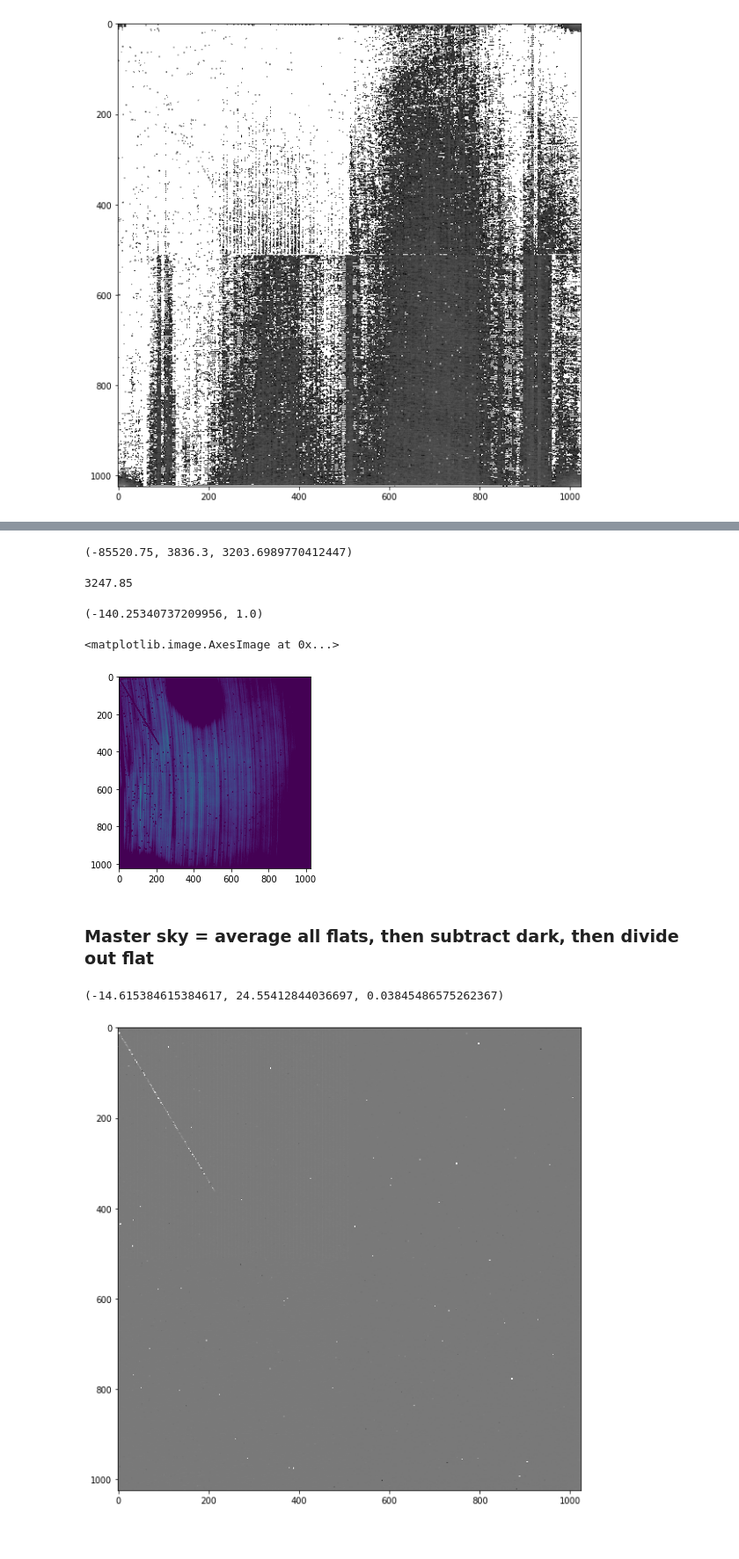
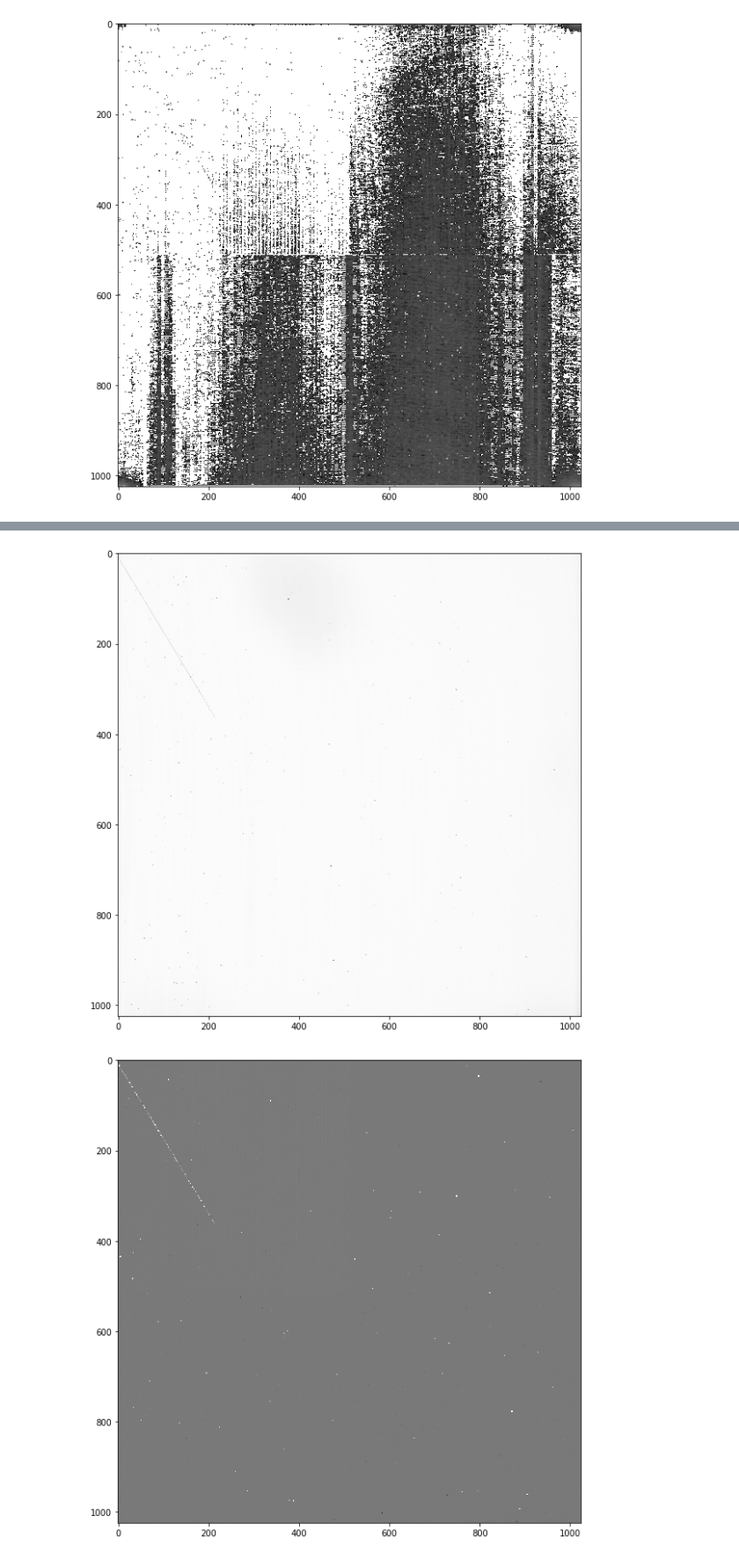
Before and after one commit to tiffchien/Astro203_lab1, a Jupyter notebook: test.ipynb, the cells around one changed output, grey strips where cells are left out. Shown at 88% size. Cells and saved outputs as stored; diff of their text form; code cells hidden in the pictures; blank space fills up the shorter version.

Commit message:
almost done with test.ipynb cleaning and explanations. also added comments to pipeline.py

```diff
--- a/test.ipynb
+++ b/test.ipynb
@@ -21,0 +35,2 @@ np.min(master_dark), np.max(master_dark), np.mean(master_dark)
+# %%
+master_dark = pipeline.make_master_dark(img_loc, *darks)
@@ -35 +43,5 @@ ave_dark
+# %%
+# These flats have 45s integration time, while darks (and everything else)
+# have 30s. To dark-correct the flats properly, the dark is scaled (linearly).
+master_flat = pipeline.make_master_flat(img_loc, *flats, master_dark*45/30)
 # %%
@@ -39,11 +48,0 @@ np.save('master_dark.npy', master_dark)
-# %%
-master_flat = pipeline.average(img_loc, *flats)
-# flat has longer integration time, so scale dark accordingly (?)
-master_flat -= master_dark*45/30
-np.min(master_flat), np.max(master_flat), np.mean(master_flat)
-# %% [output]
-(-85520.75, 3836.3, 3203.6989770412447)
-# %%
-np.median(master_flat)
-# %% [output]
-3247.85
@@ -52,23 +49,9 @@ np.save('master_flat.npy', master_flat)
-# %%
-master_flat_norm = (master_flat - np.mean(master_flat))
-master_flat_norm /= np.max(master_flat_norm)
-np.min(master_flat_norm), np.max(master_flat_norm)
-# %% [output]
-(-140.25340737209956, 1.0)
-# %%
-plt.imshow(master_flat_norm, vmin=0)
-# %% [output]
-<matplotlib.image.AxesImage at 0x...>
-[figure, removed]
-# %% [markdown]
-### Master sky = average all flats, then subtract dark, then divide out flat
+# %%
+pipeline.plot_img(master_flat)
+# %% [output]
+[figure, added]
 # %%
-master_sky = pipeline.average(img_loc, *skys)
-master_sky -= master_dark
-master_sky /= master_flat
-np.min(master_sky), np.max(master_sky), np.mean(master_sky)
+master_sky = pipeline.make_master_sky(img_loc, *skys, master_dark, master_flat)
-# %% [output]
-(-14.615384615384617, 24.55412844036697, 0.03845486575262367)
 # %%
 pipeline.plot_img(master_sky)
 # %% [output]
```
Also changed, not shown: parts of 33 cells of this notebook, 1 other file.
